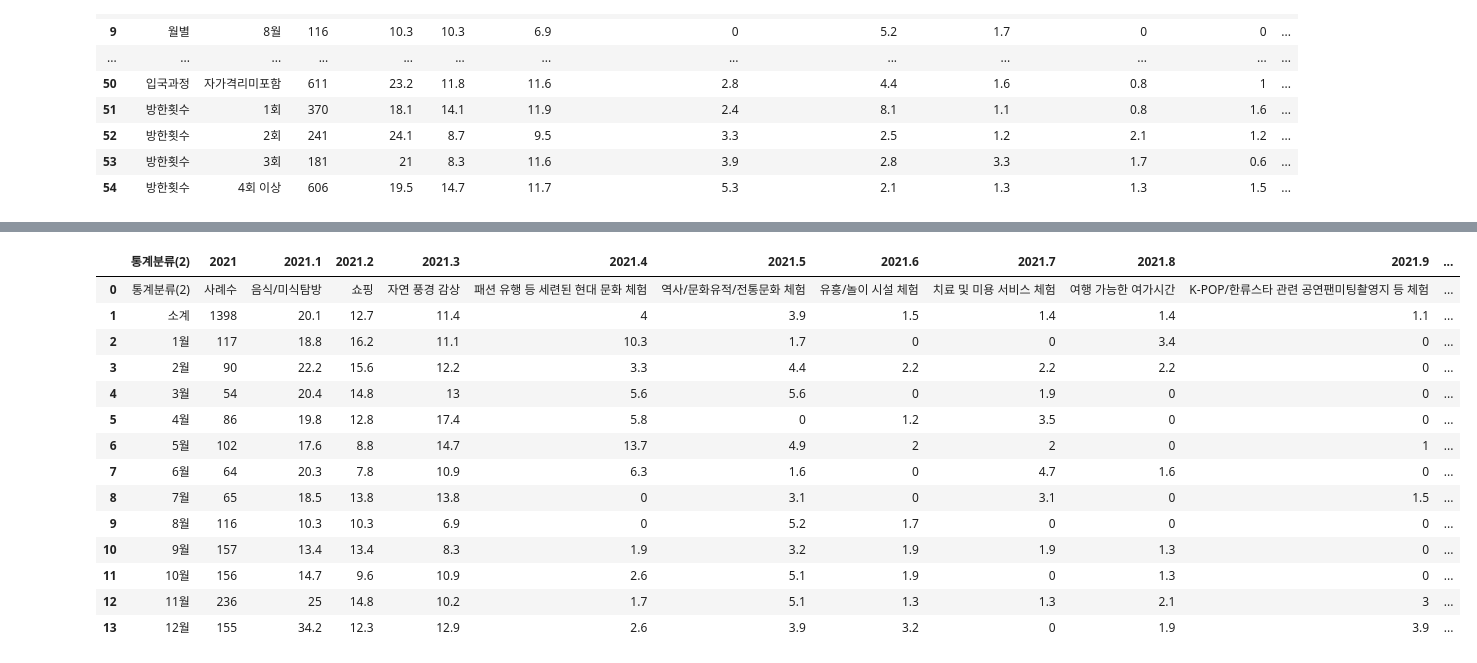
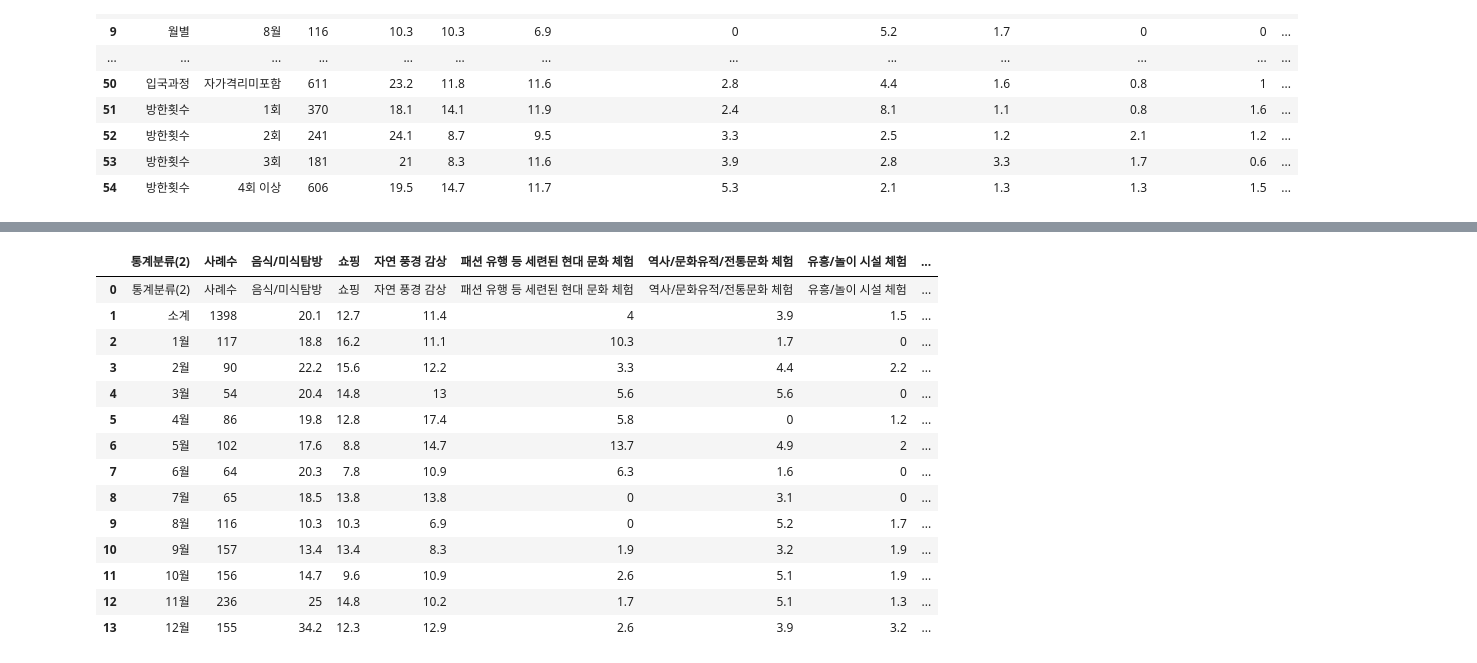
Before and after one commit to SDA2022/SDA-Project, a Jupyter notebook: 고려요인.ipynb, the cells around one changed output, grey strips where cells are left out. Saved outputs shown, nothing was run; the diff lists cells and outputs as text; code cells hidden in the pictures.

```diff
--- a/고려요인.ipynb
+++ b/고려요인.ipynb
@@ -26,3 +26,9 @@ df2
 | 52 | 방한횟수 | 2회 | 241 | 24.1 | 8.7 | 9.5 | 3.3 | 2.5 | 1.2 | 2.1 | 1.2 | ... |
 | 53 | 방한횟수 | 3회 | 181 | 21 | 8.3 | 11.6 | 3.9 | 2.8 | 3.3 | 1.7 | 0.6 | ... |
 | 54 | 방한횟수 | 4회 이상 | 606 | 19.5 | 14.7 | 11.7 | 5.3 | 2.1 | 1.3 | 1.3 | 1.5 | ... |
+# %%
+df2.rename(columns = {"2021":"사례수","2021.1":"음식/미식탐방", "2021.2":"쇼핑", "2021.3":"자연 풍경 감상", "2021.4":"패션 유행 등 세련된 현대 문화 체험",
+                       "2021.5":"역사/문화유적/전통문화 체험", "2021.6":"유흥/놀이 시설 체험", "2021.7":"치료 및 미용 서비스 체험",
+                       "2021.8":"여행 가능한 여가시간", "2021.9":"K-POP/한류스타 관련 공연팬미팅촬영지 등 체험",
+                       "2021.10":"레저 및 스포츠 활동", "2021.11":"자국과의 이동거리", "2021.12":"경제적인 여행비용"}, inplace=True)
+df2[1::]
@@ -47,19 +69,19 @@ df2.iloc[:14]
 # %%
-df2_1 = df2.iloc[0:14:,[1,2,3,4,5,6,7,8,9,10,11,12,13,14]]
-df2_1
+df2_month = df2.iloc[0:14:,[1,2,3,4,5,6,7,8,9,10,11,12]]
+df2_month
 # %% [output]
-|  | 통계분류(2) | 2021 | 2021.1 | 2021.2 | 2021.3 | 2021.4 | 2021.5 | 2021.6 | 2021.7 | 2021.8 | 2021.9 | ... |
-| 0 | 통계분류(2) | 사례수 | 음식/미식탐방 | 쇼핑 | 자연 풍경 감상 | 패션 유행 등 세련된 현대 문화 체험 | 역사/문화유적/전통문화 체험 | 유흥/놀이 시설 체험 | 치료 및 미용 서비스 체험 | 여행 가능한 여가시간 | K-POP/한류스타 관련 공연팬미팅촬영지 등 체험 | ... |
-| 1 | 소계 | 1398 | 20.1 | 12.7 | 11.4 | 4 | 3.9 | 1.5 | 1.4 | 1.4 | 1.1 | ... |
-| 2 | 1월 | 117 | 18.8 | 16.2 | 11.1 | 10.3 | 1.7 | 0 | 0 | 3.4 | 0 | ... |
-| 3 | 2월 | 90 | 22.2 | 15.6 | 12.2 | 3.3 | 4.4 | 2.2 | 2.2 | 2.2 | 0 | ... |
-| 4 | 3월 | 54 | 20.4 | 14.8 | 13 | 5.6 | 5.6 | 0 | 1.9 | 0 | 0 | ... |
-| 5 | 4월 | 86 | 19.8 | 12.8 | 17.4 | 5.8 | 0 | 1.2 | 3.5 | 0 | 0 | ... |
-| 6 | 5월 | 102 | 17.6 | 8.8 | 14.7 | 13.7 | 4.9 | 2 | 2 | 0 | 1 | ... |
-| 7 | 6월 | 64 | 20.3 | 7.8 | 10.9 | 6.3 | 1.6 | 0 | 4.7 | 1.6 | 0 | ... |
-| 8 | 7월 | 65 | 18.5 | 13.8 | 13.8 | 0 | 3.1 | 0 | 3.1 | 0 | 1.5 | ... |
-| 9 | 8월 | 116 | 10.3 | 10.3 | 6.9 | 0 | 5.2 | 1.7 | 0 | 0 | 0 | ... |
-| 10 | 9월 | 157 | 13.4 | 13.4 | 8.3 | 1.9 | 3.2 | 1.9 | 1.9 | 1.3 | 0 | ... |
-| 11 | 10월 | 156 | 14.7 | 9.6 | 10.9 | 2.6 | 5.1 | 1.9 | 0 | 1.3 | 0 | ... |
-| 12 | 11월 | 236 | 25 | 14.8 | 10.2 | 1.7 | 5.1 | 1.3 | 1.3 | 2.1 | 3 | ... |
-| 13 | 12월 | 155 | 34.2 | 12.3 | 12.9 | 2.6 | 3.9 | 3.2 | 0 | 1.9 | 3.9 | ... |
+|  | 통계분류(2) | 사례수 | 음식/미식탐방 | 쇼핑 | 자연 풍경 감상 | 패션 유행 등 세련된 현대 문화 체험 | 역사/문화유적/전통문화 체험 | 유흥/놀이 시설 체험 | ... |
+| 0 | 통계분류(2) | 사례수 | 음식/미식탐방 | 쇼핑 | 자연 풍경 감상 | 패션 유행 등 세련된 현대 문화 체험 | 역사/문화유적/전통문화 체험 | 유흥/놀이 시설 체험 | ... |
+| 1 | 소계 | 1398 | 20.1 | 12.7 | 11.4 | 4 | 3.9 | 1.5 | ... |
+| 2 | 1월 | 117 | 18.8 | 16.2 | 11.1 | 10.3 | 1.7 | 0 | ... |
+| 3 | 2월 | 90 | 22.2 | 15.6 | 12.2 | 3.3 | 4.4 | 2.2 | ... |
+| 4 | 3월 | 54 | 20.4 | 14.8 | 13 | 5.6 | 5.6 | 0 | ... |
+| 5 | 4월 | 86 | 19.8 | 12.8 | 17.4 | 5.8 | 0 | 1.2 | ... |
+| 6 | 5월 | 102 | 17.6 | 8.8 | 14.7 | 13.7 | 4.9 | 2 | ... |
+| 7 | 6월 | 64 | 20.3 | 7.8 | 10.9 | 6.3 | 1.6 | 0 | ... |
+| 8 | 7월 | 65 | 18.5 | 13.8 | 13.8 | 0 | 3.1 | 0 | ... |
+| 9 | 8월 | 116 | 10.3 | 10.3 | 6.9 | 0 | 5.2 | 1.7 | ... |
+| 10 | 9월 | 157 | 13.4 | 13.4 | 8.3 | 1.9 | 3.2 | 1.9 | ... |
+| 11 | 10월 | 156 | 14.7 | 9.6 | 10.9 | 2.6 | 5.1 | 1.9 | ... |
+| 12 | 11월 | 236 | 25 | 14.8 | 10.2 | 1.7 | 5.1 | 1.3 | ... |
+| 13 | 12월 | 155 | 34.2 | 12.3 | 12.9 | 2.6 | 3.9 | 3.2 | ... |
```
Also changed, not shown: parts of 5 cells of this notebook.
